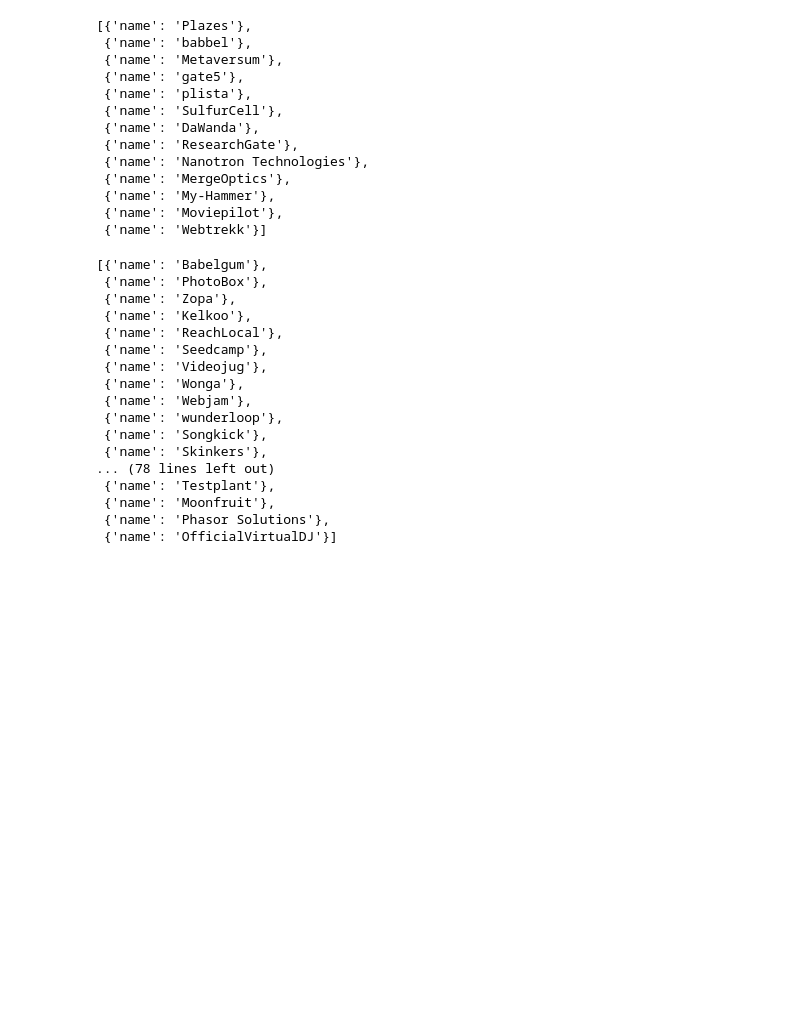
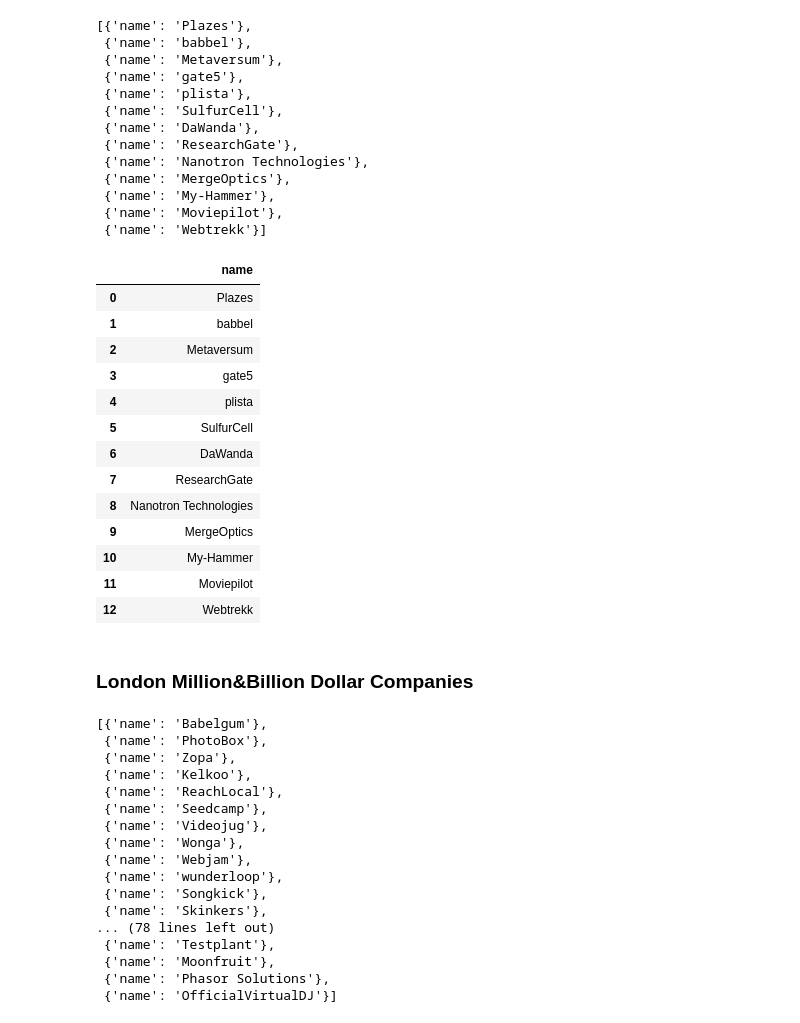
Before and after one commit to Hugocodesdude/Project_3, a Jupyter notebook: src/database_investigation_mongos.ipynb, the cells around one changed output. Saved outputs shown, nothing was run; the diff lists cells and outputs as text; code cells hidden in the pictures; blank space fills up the shorter version.

```diff
--- a/src/database_investigation_mongos.ipynb
+++ b/src/database_investigation_mongos.ipynb
@@ -108,6 +133,27 @@ millionbillion_company_finder("Berlin")
  {'name': 'My-Hammer'},
  {'name': 'Moviepilot'},
  {'name': 'Webtrekk'}]
+# %%
+#Convert into DataFrame
+bln_highval_companies = pd.DataFrame(millionbillion_company_finder("Berlin"))
+bln_highval_companies
+# %% [output]
+|  | name |
+| 0 | Plazes |
+| 1 | babbel |
+| 2 | Metaversum |
+| 3 | gate5 |
+| 4 | plista |
+| 5 | SulfurCell |
+| 6 | DaWanda |
+| 7 | ResearchGate |
+| 8 | Nanotron Technologies |
+| 9 | MergeOptics |
+| 10 | My-Hammer |
+| 11 | Moviepilot |
+| 12 | Webtrekk |
+# %% [markdown]
+### London Million&Billion Dollar Companies
 # %%
 #London Million Dollar Companies
 millionbillion_company_finder("London")
```
Also changed, not shown: parts of 37 cells of this notebook, 2 other files.
